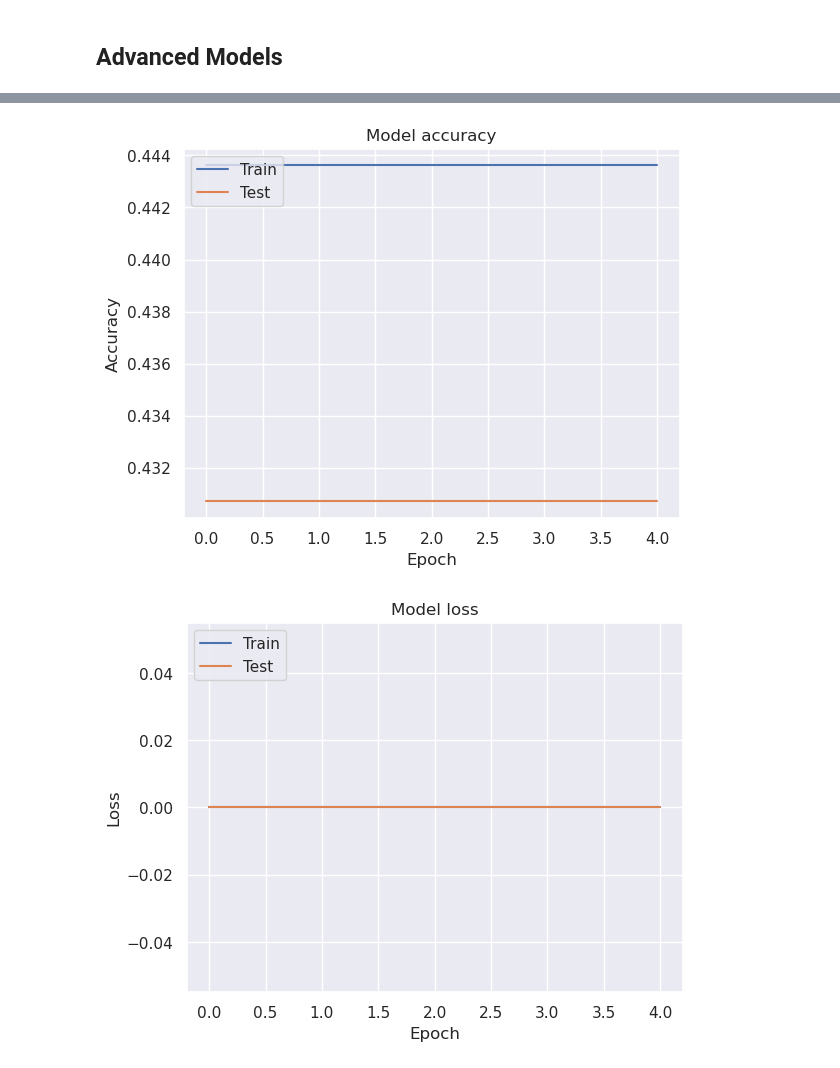
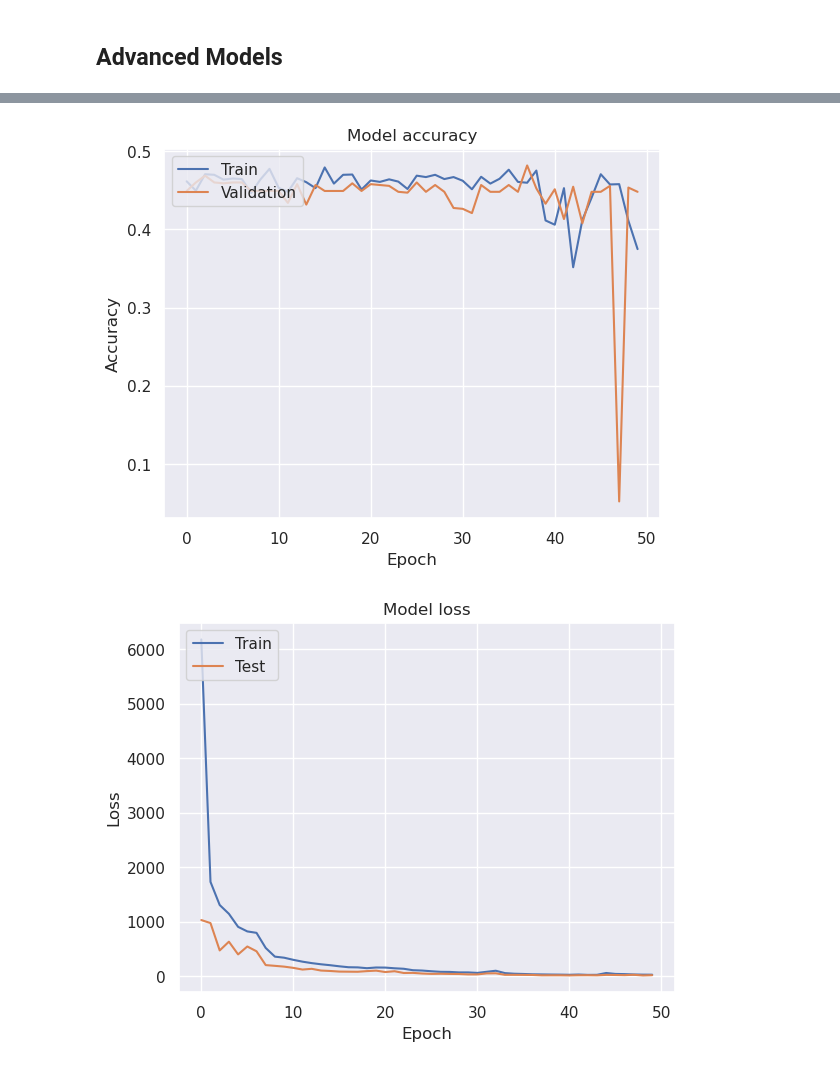
Before and after one commit to UC-Berkeley-I-School/cuongm_daviderf_hngondoki, a Jupyter notebook: EDA_Spotify_with_No_Artist_Encode.ipynb, the cells around one changed output, grey strips where cells are left out. Saved outputs shown, nothing was run; the diff lists cells and outputs as text; code cells hidden in the pictures.

```diff
--- a/EDA_Spotify_with_No_Artist_Encode.ipynb
+++ b/EDA_Spotify_with_No_Artist_Encode.ipynb
@@ -450,8 +451,8 @@ Y = Y[indices]
 # %%
 # Split the (X,Y) data into training and test paritions
 
-X_train, X_test, Y_train, Y_test = train_test_split(X, Y, test_size=0.2, random_state=1234)
-X_train, X_val, Y_train, Y_val = train_test_split(X_train, Y_train, test_size=0.2, random_state=1234)
+X_train, X_test, Y_train, Y_test = train_test_split(X, Y, test_size=0.4, random_state=1234)
+X_test, X_val, Y_test, Y_val = train_test_split(X_test, Y_test, test_size=0.5, random_state=1234)
 
 # EX2.2
 # Print the shape of each array.
@@ -532,0 +620,5 @@ Name: count, dtype: int64
+# %%
+# Convert outcome variable Y into 1D array
+Y_train_ravel=Y_train.ravel()
+Y_val_ravel=Y_val.ravel()
+Y_test_ravel=Y_test.ravel()
@@ -718,12 +816,11 @@ from sklearn.ensemble import RandomForestClassifier
 from sklearn.metrics import accuracy_score
 
 # Create a Random Forest Classifier
-model = RandomForestClassifier(n_estimators=100, max_depth=20, n_jobs=100, bootstrap=True)
+model = RandomForestClassifier(n_estimators=100, max_depth=5, n_jobs=10, random_state=0,bootstrap=False)
 
 # Train the model
-model.fit(X_train, Y_train)
+model.fit(X_train, Y_train_ravel)
 
-y_train_pred=model.predict(X_train)
-# Make predictions on the validation set
-prediction_scores()
+# Make predictions on the train-validation set
+train_validation_scores(model)
 # %% [output]
@@ -822,13 +933,22 @@ def build_model(num_features, learning_rate):
 #tf.random.set_seed(0)
 # 2. Build and compile model
 num_features = X_train.shape[1]
-learning_rate = 0.01
-epochs=5
+learning_rate = 0.0001
+epochs=50
+num_classes=4
+batch_size=128
+
+# Build the model
 model=build_model(num_features, learning_rate)
 
+#Convert multiclass to one hot for multi class
+Y_train_onehot = np.eye(num_classes)[Y_train.flatten()]
+Y_val_onehot = np.eye(num_classes)[Y_val.flatten()]
+#Y_test_onehot = np.eye(num_classes)[Y_test.flatten()]
 
 # 3. Fit the model
 X_train = tf.convert_to_tensor(X_train, dtype=tf.float32)
 X_val = tf.convert_to_tensor(X_val, dtype=tf.float32)
-results=model.fit(X_train, Y_train, epochs=epochs, validation_data=(X_val, Y_val), verbose=True)
+early_stop = EarlyStopping(monitor='val_loss', patience=10, restore_best_weights=True)
+results=model.fit(X_train, Y_train_onehot, batch_size=batch_size,epochs=epochs, validation_data=(X_val, Y_val_onehot), verbose=True, callbacks=[early_stop])
 # %% [output]
@@ -845,24 +972,24 @@ Epoch 5/5
 # %%
 # Plot training history
 
 plt.plot(results.history['accuracy'])
 plt.plot(results.history['val_accuracy'])
 plt.title('Model accuracy')
 plt.ylabel('Accuracy')
-
 plt.xlabel('Epoch')
-plt.legend(['Train', 'Test'], loc='upper left')
-
+plt.legend(['Train', 'Validation'], loc='upper left')
 plt.show()
-
-plt.plot(results.history['loss'])
-plt.plot(results.history['val_loss'])
-plt.title('Model loss')
-plt.ylabel('Loss')
-plt.xlabel('Epoch')
-plt.legend(['Train', 'Test'], loc='upper left')
-plt.show()
 # %% [output]
-[figure, old version]
+[figure, new version]
-[figure, removed]
+# %%
+# Plot loss graph
+plt.plot(results.history['loss'])
+plt.plot(results.history['val_loss'])
+plt.title('Model loss')
+plt.ylabel('Loss')
+plt.xlabel('Epoch')
+plt.legend(['Train', 'Test'], loc='upper left')
+plt.show()
+# %% [output]
+[figure, added]
 # %%
```
Also changed, not shown: parts of 31 cells of this notebook.
